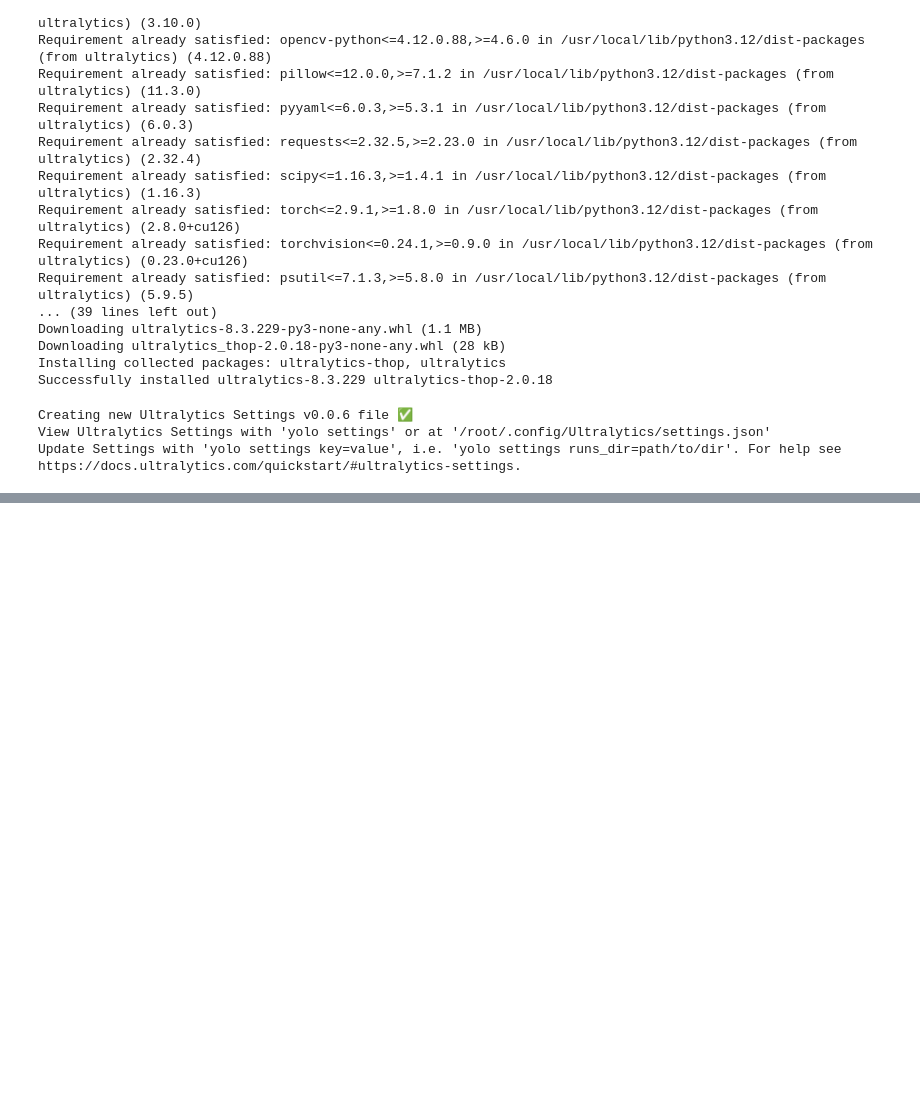
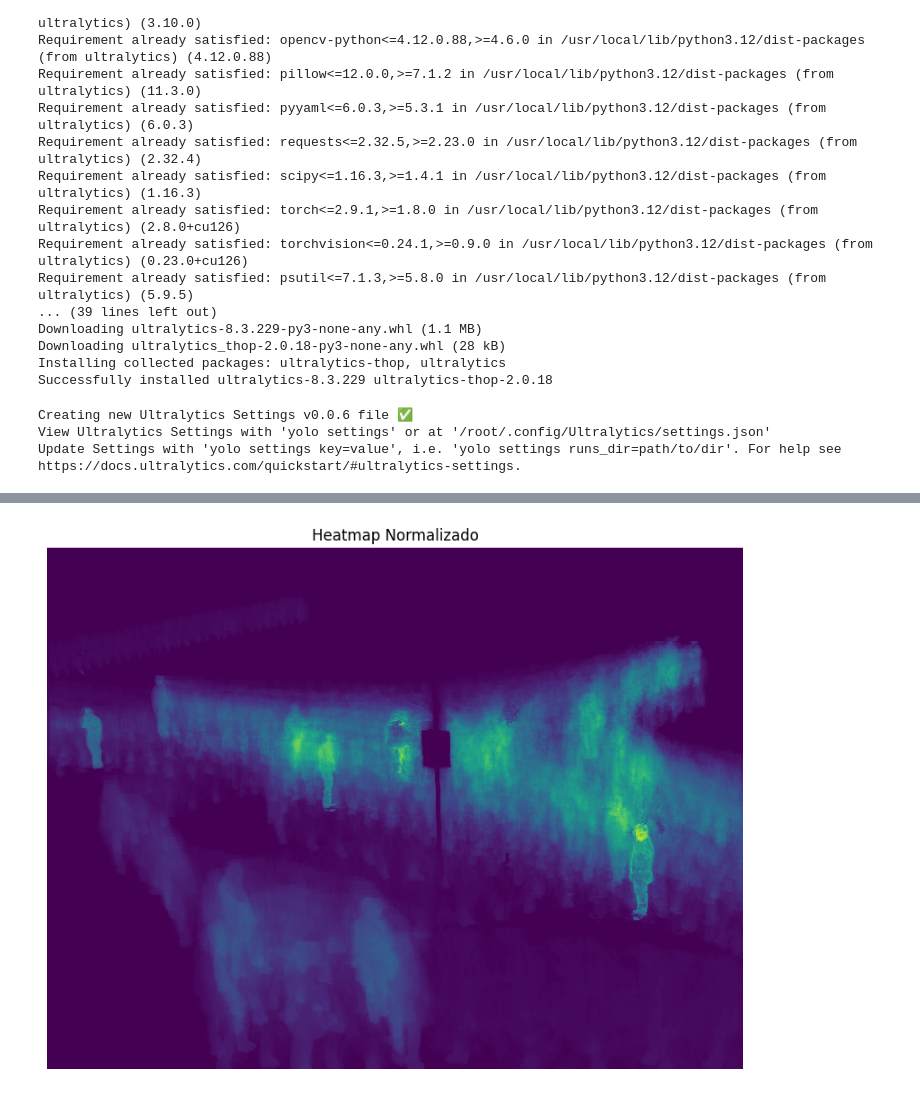
Before and after one commit to JoaquinSvoboda/computer_vision_python, a Jupyter notebook: YOLO_mascaras.ipynb, the cells around one changed output, grey strips where cells are left out. Cells and saved outputs as stored; diff of their text form; code cells hidden in the pictures; blank space fills up the shorter version.

```diff
--- a/YOLO_mascaras.ipynb
+++ b/YOLO_mascaras.ipynb
@@ -102,0 +173,16 @@ Update Settings with 'yolo settings key=value', i.e. 'yolo settings runs_dir=pat
+# %%
+# Normalizar el heatmap a rango 0-255
+heatmap_norm = cv2.normalize(heatmap_refined, None, 0, 255, cv2.NORM_MINMAX)
+heatmap_norm = np.uint8(heatmap_norm)
+
+# Aplicar un colormap (por ejemplo, COLORMAP_VIRIDIS)
+colored_heatmap = cv2.applyColorMap(heatmap_norm, cv2.COLORMAP_VIRIDIS)
+
+# Visualización con matplotlib
+plt.figure(figsize=(10,8))
+plt.imshow(cv2.cvtColor(colored_heatmap, cv2.COLOR_BGR2RGB))
+plt.title("Heatmap Normalizado")
+plt.axis("off")
+plt.show()
+# %% [output]
+[figure, added]
```
Also changed, not shown: parts of 2 cells of this notebook.
